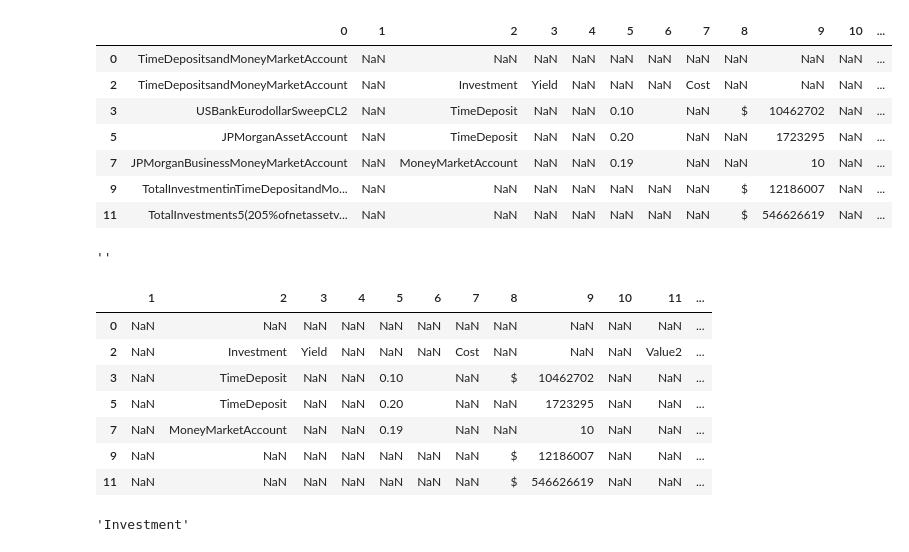
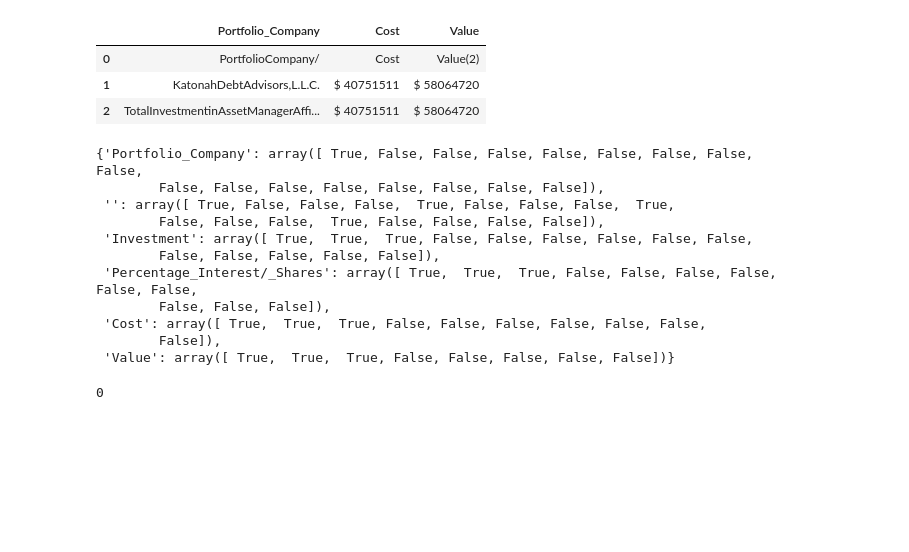
Before and after one commit to Coffee-Code-Philly-Accelerator/sec_filings, a Jupyter notebook: 1372807/debugging.ipynb, the cells around one changed output. Saved outputs shown, nothing was run; the diff lists cells and outputs as text; code cells hidden in the pictures; blank space fills up the shorter version.

```diff
--- a/1372807/debugging.ipynb
+++ b/1372807/debugging.ipynb
@@ -458,11 +411,11 @@ WARNING:root:Applied processor reduces input query to empty string, all comparis
 # %%
-file_path = r'2008-12-31\\Schedule_of_Investments_14.csv'
-
+file_path = r'2010-12-31\\Schedule_of_Investments_13.csv'
 
 def standard_field_names()->tuple:
     return (
         'Portfolio Company',
-        'Portfolio Company /Principal Business',
+        # 'Portfolio Company /Principal Business',
+        'Percentage  Interest/  Shares',
         'Investment /Interest Rate /Maturity',
         'Principal',
         'Cost',
@@ -501,8 +454,7 @@ def merge_duplicate_columns(
     if flag:
         duplicate_cols = df.columns.unique()
     for col_name in duplicate_cols:
-        display(col_name)
-        display(df)
+        # display(col_name)
         mask = merged_pair_idxs.get(col_name)
         if flag:
             mask = df.columns == col_name
@@ -511,8 +463,8 @@ def merge_duplicate_columns(
         merged_data = duplicate_data.apply(lambda row: ' '.join(set(row.dropna().astype(str))), axis=1)
         df = df.loc[:, ~mask]
         df[col_name] = merged_data
+        # display(df)
     return df.reset_index(drop=True),merged_pair_idxs
-
 
 def _clean(
     file_path:str,
@@ -522,9 +474,14 @@ def _clean(
     df = pd.read_csv(file_path,index_col=0,na_values=[' ', ''])
     # df.replace(['\xa0','\u200b',r'^\s$',r'^\s%'],np.nan,regex=True,inplace=True) #':','$','%' r'^\s*$',r'^\s*%'
     df.replace(['\xa0','\u200b',r'^\s*$',r'^\s*%',' ','˄'],'',regex=True,inplace=True)
+    df.replace(['PrincipalBusiness'],'',regex=True,inplace=True)
     df = df.applymap(lambda x: x.strip() if isinstance(x, str) else x)
     df.dropna(axis=0,how='all',inplace=True)
     df = df[~df.apply(lambda row:row.astype(str).str.contains(except_rows,case=False, na=False).any(),axis=1)]
+    if not merged_pair_idxs:
+        important_fields = strip_string(get_header_rows(df),standardize=True)#get_key_fields(df)
+        df.columns = important_fields
+    df,merge_pair_idxs = merge_duplicate_columns(df,merged_pair_idxs=merged_pair_idxs)
     duplicate_idx = df.apply(lambda row:row[pd.to_numeric(row,errors='coerce').isna()].duplicated().sum() > 1 ,axis=1)
     clean_rows = df.loc[duplicate_idx].apply(remove_row_duplicates, axis=1).reset_index(drop=True)
     j = 0
@@ -533,33 +490,29 @@ def _clean(
             continue
         df.iloc[i,:] = clean_rows.loc[j,:]
         j += 1
-    if not merged_pair_idxs:
-        important_fields = strip_string(get_header_rows(df),standardize=True)#get_key_fields(df)
-        df.columns = important_fields
-    df,merge_pair_idxs = merge_duplicate_columns(df,merged_pair_idxs=merged_pair_idxs)
-
-    df.replace([r'^\s*$'],np.nan,regex=True,inplace=True) #':','$','%'
+    df.replace([''],np.nan,regex=True,inplace=True) #':','$','%'
     df.dropna(axis=1,how='all',inplace=True)
 
-    columns = (~df.isna()).sum(axis=0) <= 4  if df.shape[0] > 12 else 1
-    df.drop(columns=df.columns[columns],inplace=True)
+    columns = (~df.isna()).sum(axis=0) <= (4  if df.shape[0] > 12 else 2 if df.shape[0] < 4 else 1)
+    df = df.drop(columns=df.columns[columns])
     return df.reset_index(drop=True),merge_pair_idxs
 
 
-merged_pair_idxs = {
-    'Portfolio_Company_/Principal_Business': np.array([ True, False, False, False, False, False, False, False, False,False, False, False, False, False, False]),
-    '': np.array([ True, False,  True, True, False, True,  True, True, False,True,  True, True, False, True,False]),
-    'Investment': np.array([ True, False, False, False, False, False]),
-    'Percent_of_Interests_Held': np.array([ True,  False,  False, False, False, False]),
-    'Cost': np.array([True,  False, False, False, False, False]),
-    'Value': np.array([True,  False, False, False, False, False])
-}
 
+# merged_pair_idxs = {
+#     'Portfolio Company': np.array([ True, False, False, False, False, False, False, False, False,False, False, False, False, False]),
+#     'Investment /Interest Rate /Maturity': np.array([ False, True, False, False, False, False, False, False, False,False, False, False, False, False]),
+#     'Percent_of_Interests_Held':np.array([False,False,True,False,False,False,False,False,False,False,False,False,False,False]),
+#     'Cost':np.array([False,False,False,False,True,True,False,False,False,False,False,False,False,False]),
+#     'Value':np.array([False,False,False,False,False,False,True,True,False,False,False,False,False]),
+#     '':np.array([True]*6 + [False]*6),
+# }
+merged_pair_idxs = {}
 ex = exceptions()
 ex_rows = '|'.join(except_rows())
 df,merged_pair_idxs = _clean(file_path,except_rows=ex_rows,merged_pair_idxs=merged_pair_idxs)
 display(df)
-# display(merged_pair_idxs)
+display(merged_pair_idxs)
 index_list = df.apply(
     lambda row:row.astype(str).str.contains(stopping_criterion(None), case=False, na=False).any(),
     axis=1
@@ -571,18 +527,16 @@ index_list_sum
-|  | 0 | 1 | 2 | 3 | 4 | 5 | 6 | 7 | 8 | 9 | 10 | ... |
-| 0 | TimeDepositsandMoneyMarketAccount | NaN | NaN | NaN | NaN | NaN | NaN | NaN | NaN | NaN | NaN | ... |
-| 2 | TimeDepositsandMoneyMarketAccount | NaN | Investment | Yield | NaN | NaN | NaN | Cost | NaN | NaN | NaN | ... |
-| 3 | USBankEurodollarSweepCL2 | NaN | TimeDeposit | NaN | NaN | 0.10 |  | NaN | $ | 10462702 | NaN | ... |
-| 5 | JPMorganAssetAccount | NaN | TimeDeposit | NaN | NaN | 0.20 |  | NaN | NaN | 1723295 | NaN | ... |
-| 7 | JPMorganBusinessMoneyMarketAccount | NaN | MoneyMarketAccount | NaN | NaN | 0.19 |  | NaN | NaN | 10 | NaN | ... |
-| 9 | TotalInvestmentinTimeDepositandMo... | NaN | NaN | NaN | NaN | NaN | NaN | NaN | $ | 12186007 | NaN | ... |
-| 11 | TotalInvestments5(205%ofnetassetv... | NaN | NaN | NaN | NaN | NaN | NaN | NaN | $ | 546626619 | NaN | ... |
+|  | Portfolio_Company | Cost | Value |
+| 0 | PortfolioCompany/ | Cost | Value(2) |
+| 1 | KatonahDebtAdvisors,L.L.C. | $ 40751511 | $ 58064720 |
+| 2 | TotalInvestmentinAssetManagerAffi... | $ 40751511 | $ 58064720 |
-''
+{'Portfolio_Company': array([ True, False, False, False, False, False, False, False, False,
+        False, False, False, False, False, False, False, False]),
+ '': array([ True, False, False, False,  True, False, False, False,  True,
+        False, False, False,  True, False, False, False, False]),
+ 'Investment': array([ True,  True,  True, False, False, False, False, False, False,
+        False, False, False, False, False]),
+ 'Percentage_Interest/_Shares': array([ True,  True,  True, False, False, False, False, False, False,
+        False, False, False]),
+ 'Cost': array([ True,  True,  True, False, False, False, False, False, False,
+        False]),
+ 'Value': array([ True,  True,  True, False, False, False, False, False])}
-|  | 1 | 2 | 3 | 4 | 5 | 6 | 7 | 8 | 9 | 10 | 11 | ... |
-| 0 | NaN | NaN | NaN | NaN | NaN | NaN | NaN | NaN | NaN | NaN | NaN | ... |
-| 2 | NaN | Investment | Yield | NaN | NaN | NaN | Cost | NaN | NaN | NaN | Value2 | ... |
-| 3 | NaN | TimeDeposit | NaN | NaN | 0.10 |  | NaN | $ | 10462702 | NaN | NaN | ... |
-| 5 | NaN | TimeDeposit | NaN | NaN | 0.20 |  | NaN | NaN | 1723295 | NaN | NaN | ... |
-| 7 | NaN | MoneyMarketAccount | NaN | NaN | 0.19 |  | NaN | NaN | 10 | NaN | NaN | ... |
-| 9 | NaN | NaN | NaN | NaN | NaN | NaN | NaN | $ | 12186007 | NaN | NaN | ... |
-| 11 | NaN | NaN | NaN | NaN | NaN | NaN | NaN | $ | 546626619 | NaN | NaN | ... |
-'Investment'
+0
```
Also changed, not shown: parts of 3 cells of this notebook.
